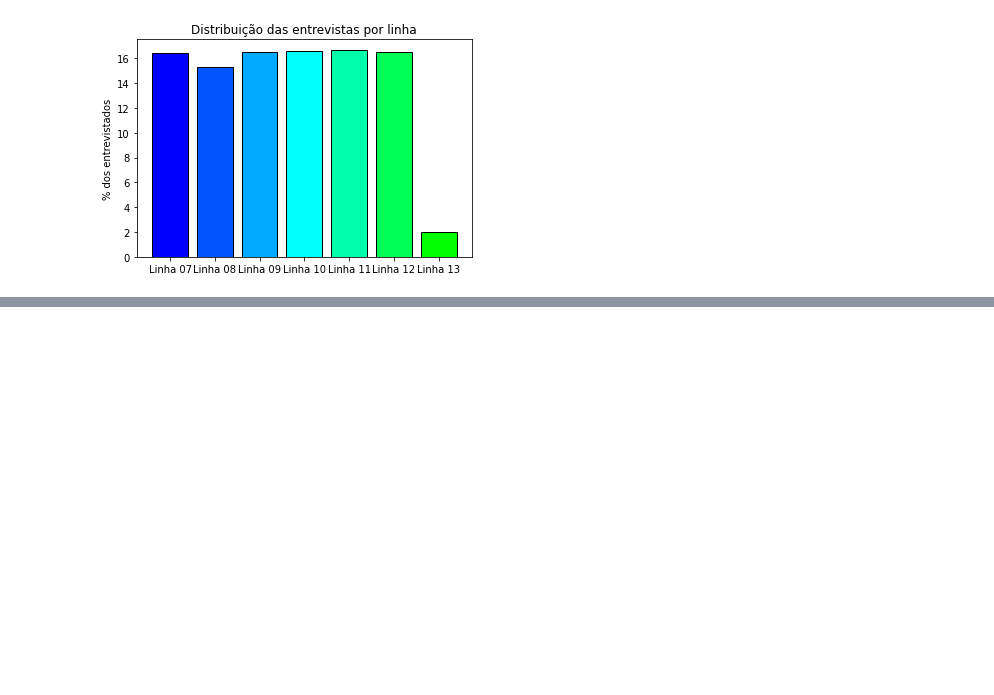
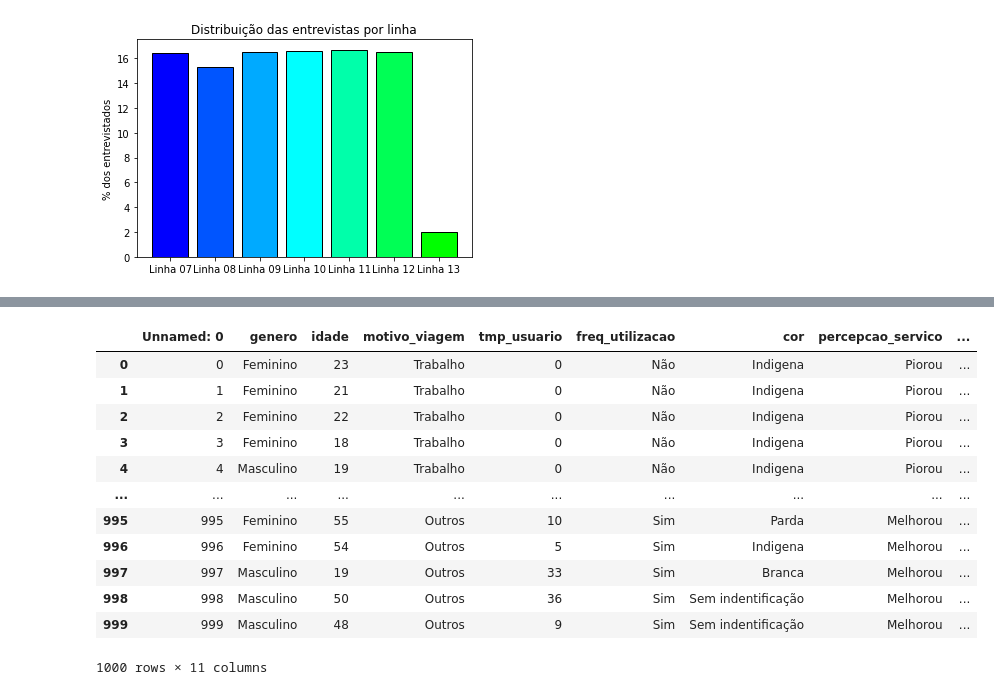
Before and after one commit to panharr/mobilidade-urbana, a Jupyter notebook: mobilidadeurbana.ipynb, the cells around one changed output, grey strips where cells are left out. Drawn from its saved outputs; the diff is of its cells as text; code cells hidden in the pictures; blank space fills up the shorter version.

```diff
--- a/mobilidadeurbana.ipynb
+++ b/mobilidadeurbana.ipynb
@@ -60,0 +138,24 @@ plt.show()
+# %%
+df["genero"]=df["genero"].replace(1,"Masculino").replace(2,"Feminino")
+df["motivo_viagem"]=df["motivo_viagem"].replace(0,"Trabalho").replace(1,"Estudo").replace(2,"Lazer").replace(3,"Saude").replace(4,"Outros")
+df["freq_utilizacao"]=df["freq_utilizacao"].replace(0,"Não").replace(1,"Sim")
+df["cor"]=df["cor"].replace(0,"Indigena").replace(1,"Amarela").replace(2,"Preta").replace(3,"Branca").replace(4,"Parda").replace(5,"Sem indentificação")
+df["percepcao_servico"]=df["percepcao_servico"].replace(0,"Piorou").replace(1,"Igual").replace(2,"Melhorou")
+df["local_mudanca"]=df["local_mudanca"].replace(0,"temp_espera_estacão").replace(1,"Viagem").replace(2,"Trem").replace(3,"estação")
+df["trocaria_por_onibus"]=df["trocaria_por_onibus"].replace(0,"Não").replace(1,"Sim").replace(2,"Não_sabe")
+df["problemas_graves"]=df["problemas_graves"].replace(0,"Superlotação").replace(1,"Ambulantes").replace(2,"Tratamento").replace(3,"Assaltos").replace(4,"Drogados")
+df
+# %% [output]
+|  | Unnamed: 0 | genero | idade | motivo_viagem | tmp_usuario | freq_utilizacao | cor | percepcao_servico | ... |
+| 0 | 0 | Feminino | 23 | Trabalho | 0 | Não | Indigena | Piorou | ... |
+| 1 | 1 | Feminino | 21 | Trabalho | 0 | Não | Indigena | Piorou | ... |
+| 2 | 2 | Feminino | 22 | Trabalho | 0 | Não | Indigena | Piorou | ... |
+| 3 | 3 | Feminino | 18 | Trabalho | 0 | Não | Indigena | Piorou | ... |
+| 4 | 4 | Masculino | 19 | Trabalho | 0 | Não | Indigena | Piorou | ... |
+| ... | ... | ... | ... | ... | ... | ... | ... | ... | ... |
+| 995 | 995 | Feminino | 55 | Outros | 10 | Sim | Parda | Melhorou | ... |
+| 996 | 996 | Feminino | 54 | Outros | 5 | Sim | Indigena | Melhorou | ... |
+| 997 | 997 | Masculino | 19 | Outros | 33 | Sim | Branca | Melhorou | ... |
+| 998 | 998 | Masculino | 50 | Outros | 36 | Sim | Sem indentificação | Melhorou | ... |
+| 999 | 999 | Masculino | 48 | Outros | 9 | Sim | Sem indentificação | Melhorou | ... |
+1000 rows × 11 columns
```
Also changed, not shown: parts of 6 cells of this notebook.
